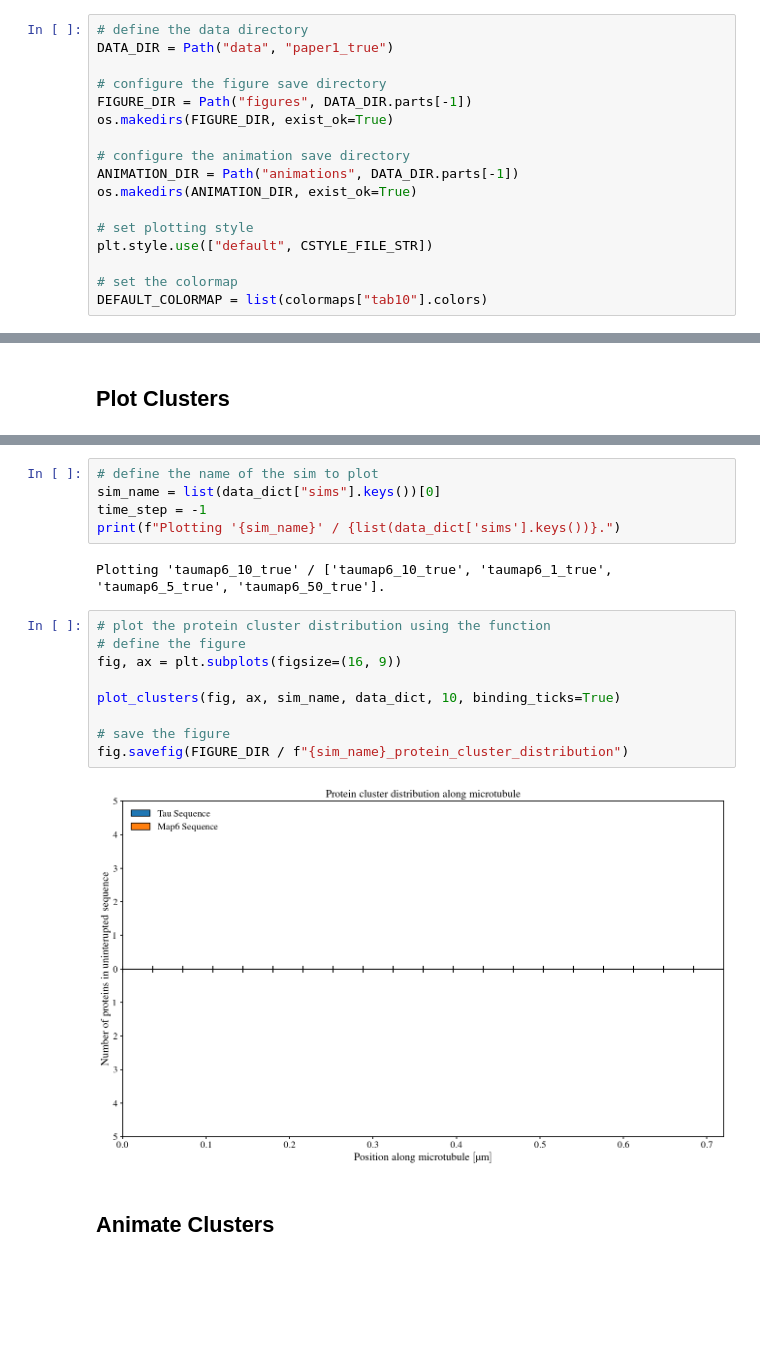
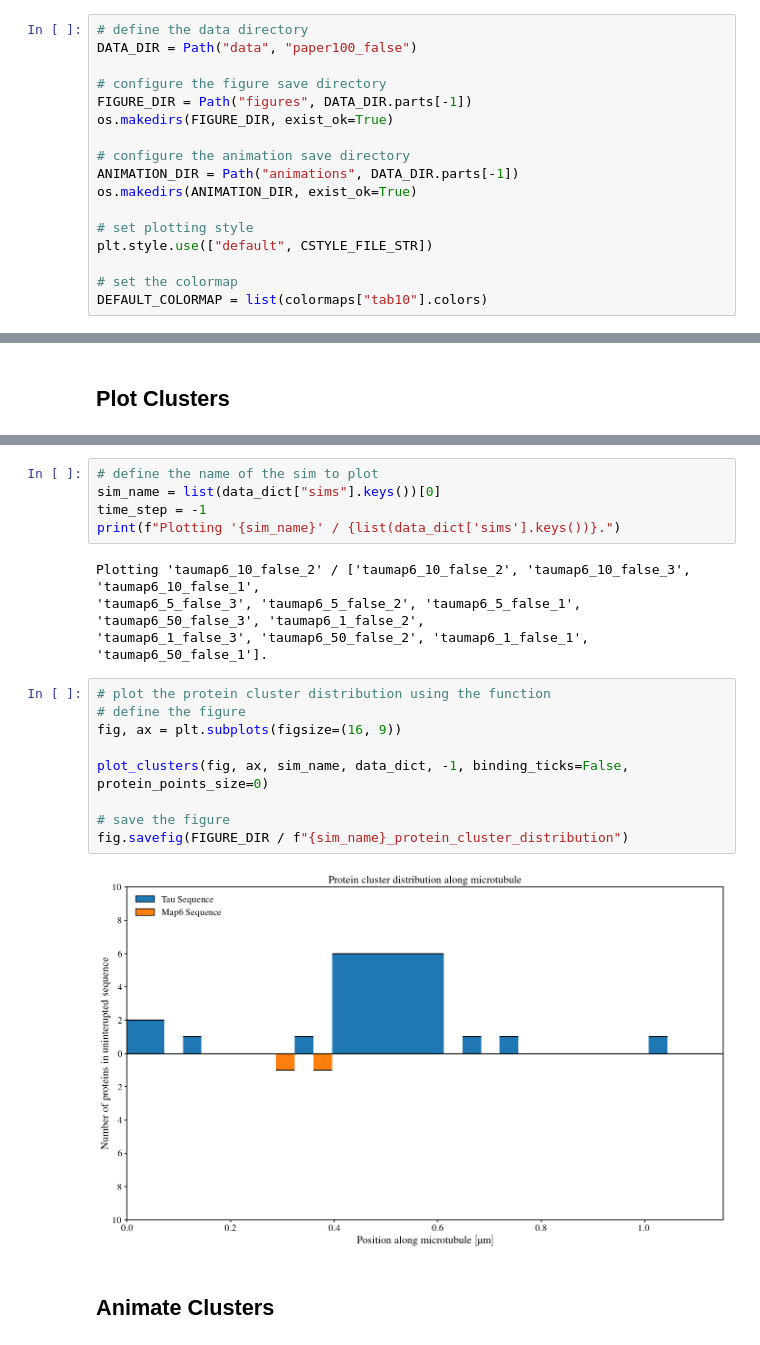
Before and after one commit to CWU-Computational-Biophysics/tau_mts, a Jupyter notebook: analysis.ipynb, the cells around one changed output, grey strips where cells are left out. Cells and saved outputs as stored; diff of their text form; blank space fills up the shorter version.

```diff
--- a/analysis.ipynb
+++ b/analysis.ipynb
@@ -32,7 +32,7 @@ from processing import load_mat_dir
 from distributions import plot_clusters, create_protein_animation
 # %%
 # define the data directory
-DATA_DIR = Path("data", "paper1_true")
+DATA_DIR = Path("data", "paper100_false")
 
 # configure the figure save directory
 FIGURE_DIR = Path("figures", DATA_DIR.parts[-1])
@@ -283,18 +294,20 @@ sim_name = list(data_dict["sims"].keys())[0]
 time_step = -1
 print(f"Plotting '{sim_name}' / {list(data_dict['sims'].keys())}.")
 # %% [output]
-Plotting 'taumap6_10_true' / ['taumap6_10_true', 'taumap6_1_true', 'taumap6_5_true', 'taumap6_50_true'].
+Plotting 'taumap6_10_false_2' / ['taumap6_10_false_2', 'taumap6_10_false_3', 'taumap6_10_false_1',
+'taumap6_5_false_3', 'taumap6_5_false_2', 'taumap6_5_false_1', 'taumap6_50_false_3', 'taumap6_1_false_2',
+'taumap6_1_false_3', 'taumap6_50_false_2', 'taumap6_1_false_1', 'taumap6_50_false_1'].
 # %%
 # plot the protein cluster distribution using the function
 # define the figure
 fig, ax = plt.subplots(figsize=(16, 9))
 
-plot_clusters(fig, ax, sim_name, data_dict, 10, binding_ticks=True)
+plot_clusters(fig, ax, sim_name, data_dict, -1, binding_ticks=False, protein_points_size=0)
 
 # save the figure
 fig.savefig(FIGURE_DIR / f"{sim_name}_protein_cluster_distribution")
 # %% [output]
-[figure, old version]
+[figure, new version]
 # %% [markdown]
 ## Animate Clusters
 # %%
```
Also changed, not shown: parts of 10 cells of this notebook, 50 other files.
